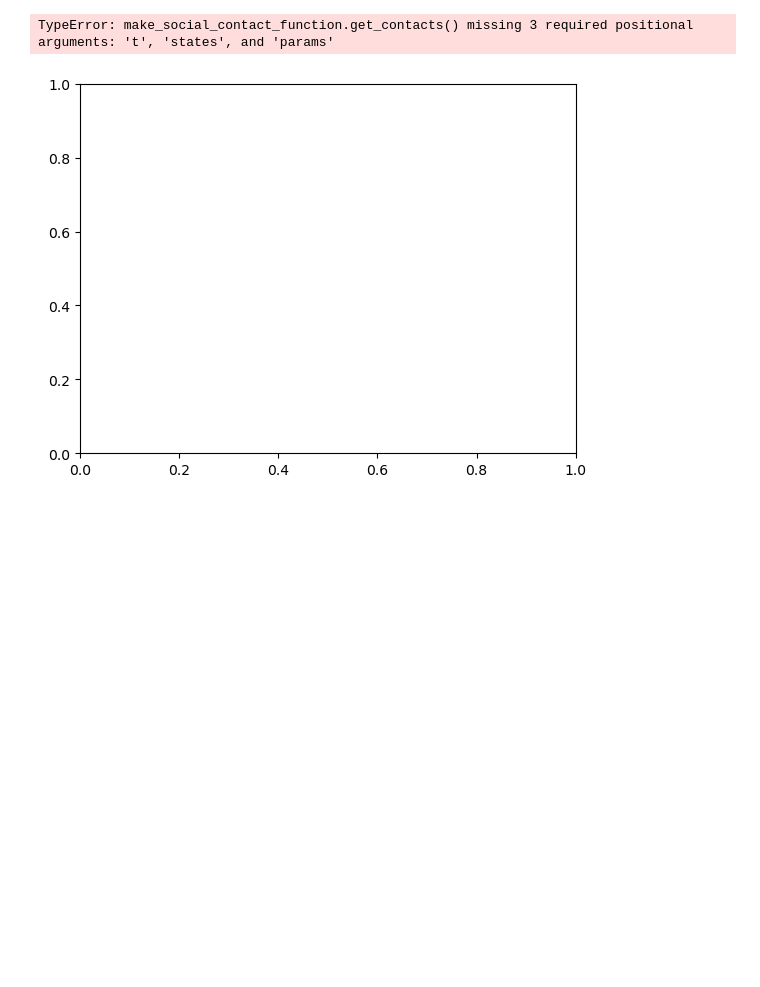
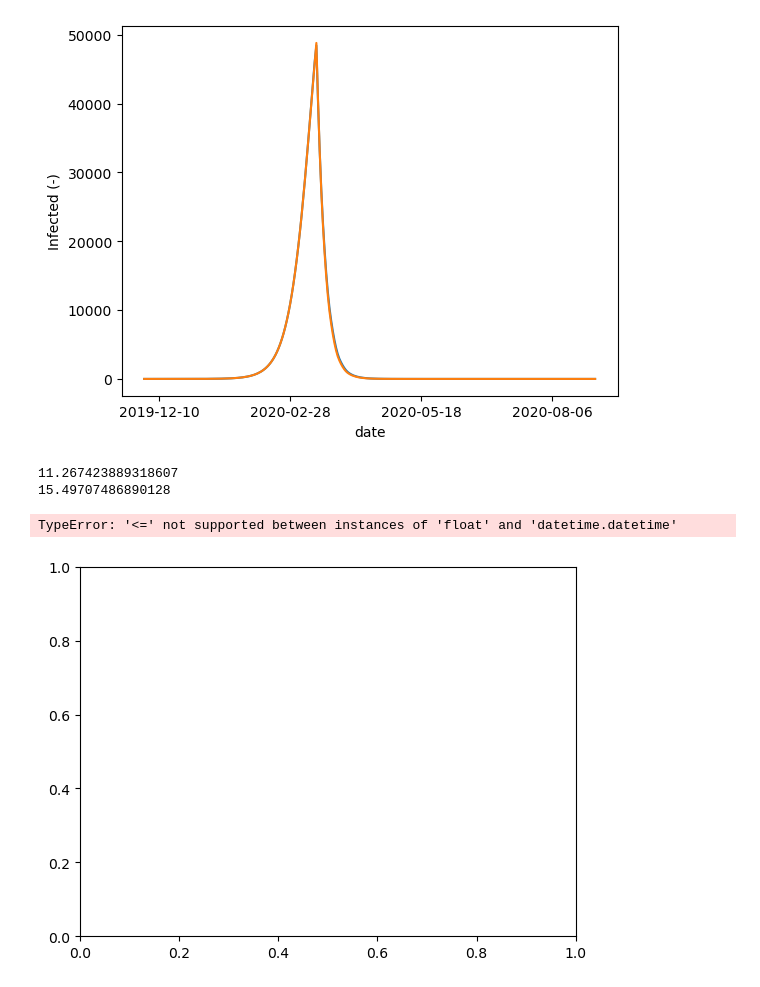
Before and after one commit to twallema/pyIEEM, a Jupyter notebook: notebooks/scratch-SIR-recurrent-mobility.ipynb, the cells around one changed output. Saved outputs shown, nothing was run; the diff lists cells and outputs as text; code cells hidden in the pictures; blank space fills up the shorter version.

```diff
--- a/notebooks/scratch-SIR-recurrent-mobility.ipynb
+++ b/notebooks/scratch-SIR-recurrent-mobility.ipynb
@@ -9,8 +9,40 @@ import pandas as pd
 import matplotlib.pyplot as plt
 from pyIEEM.models.utils import initialize_SIR
 # %%
-country = 'SWE'
-spatial = False
+country = 'BE'
+spatial = True
 age_classes = pd.IntervalIndex.from_tuples([(0,5),(5,10),(10,15),(15,20),(20,25),(25,30),(30,35),(35,40),(40,45),(45,50),(50,55),(55,60),(60,65),(65,70),(70,75),(75,80),(80,120)], closed='left')
 # %%
-model = initialize_SIR(country, age_classes, spatial=spatial)
+model = initialize_SIR(country, age_classes, spatial=spatial, contact_type='absolute_contacts')
+# %%
+fig,ax = plt.subplots()
+
+# everything open
+model.parameters['economic_policy'].loc['G47'] = 1
+model.parameters['economic_policy'].loc['I55-56'] = 1
+model.parameters['economic_policy'].loc['R90-92'] = 1
+model.parameters['economic_policy'].loc['R93'] = 1
+model.parameters['economic_policy'].loc['S94'] = 1
+model.parameters['economic_policy'].loc['S96'] = 1
+
+out = model.sim(['2019-12-01', '2020-09-01'])
+ax.plot(out.date, out.I.sum(dim=['age_class', 'spatial_unit']))
+
+# close leisure
+model.parameters['social_policy'] = 0
+model.parameters['economic_policy'].loc['G47'] = 0
+model.parameters['economic_policy'].loc['I55-56'] = 0
+model.parameters['economic_policy'].loc['R90-92'] = 0
+model.parameters['economic_policy'].loc['R93'] = 0
+model.parameters['economic_policy'].loc['S94'] = 0
+model.parameters['economic_policy'].loc['S96'] = 0
+
+out = model.sim(['2019-12-01', '2020-09-01'])
+ax.plot(out.date, out.I.sum(dim=['age_class', 'spatial_unit']))
+
+ax.set_xlabel('date')
+ax.set_ylabel('Infected (-)')
+ax.xaxis.set_major_locator(plt.MaxNLocator(5))
+plt.show()
+plt.close()
+# %% [output]
@@ -17,3 +66,4 @@ model = initialize_SIR(country, age_classes, spatial=spatial)
+[figure, added]
 # %%
 fig,ax = plt.subplots()
 
@@ -42,5 +92,7 @@ plt.savefig('test.png', dpi=600)
 plt.show()
 plt.close()
 # %% [output]
-TypeError: make_social_contact_function.get_contacts() missing 3 required positional arguments: 't', 'states', and 'params'
+11.267423889318607
+15.49707486890128
+TypeError: '<=' not supported between instances of 'float' and 'datetime.datetime'
 [figure]
```
Also changed, not shown: parts of 1 cell of this notebook, 8 other files.
